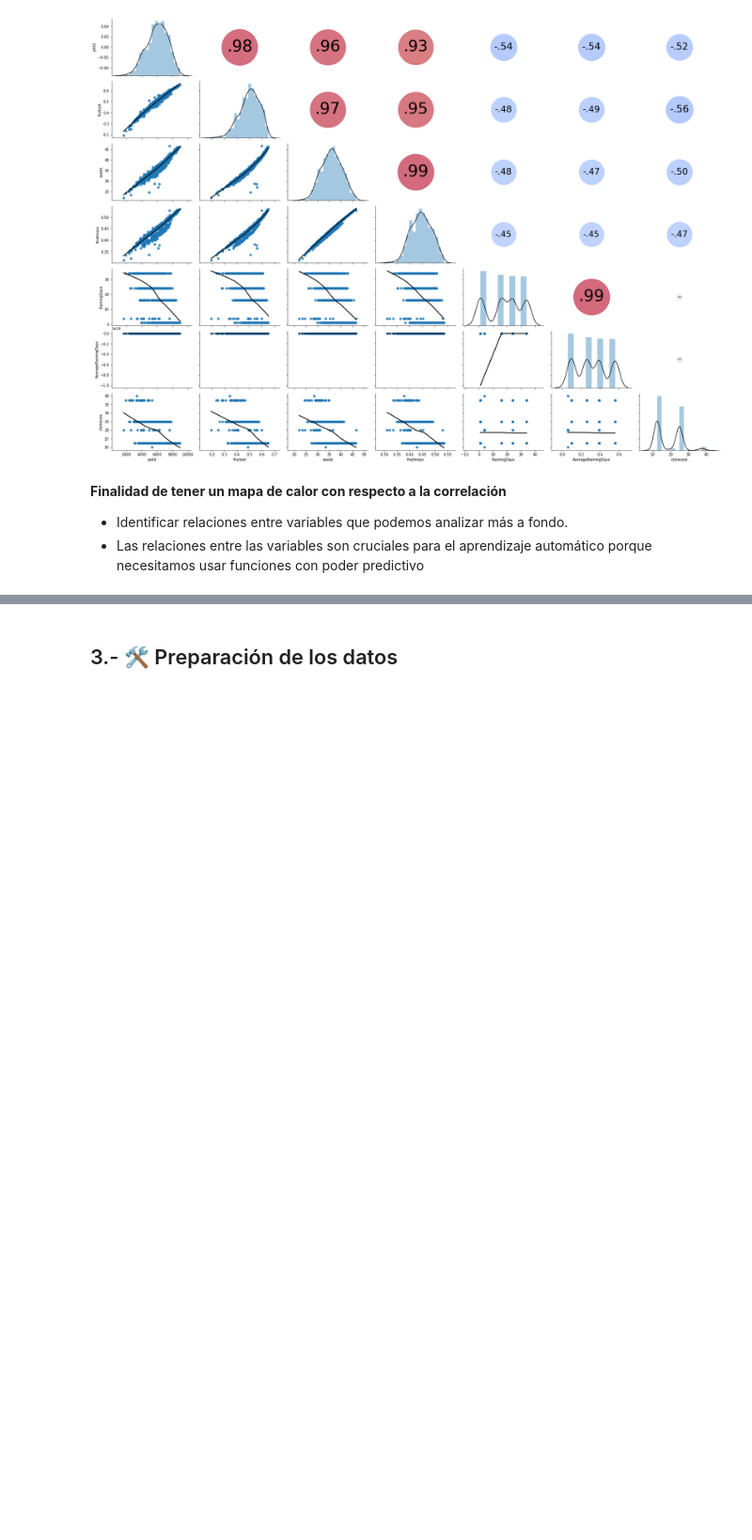
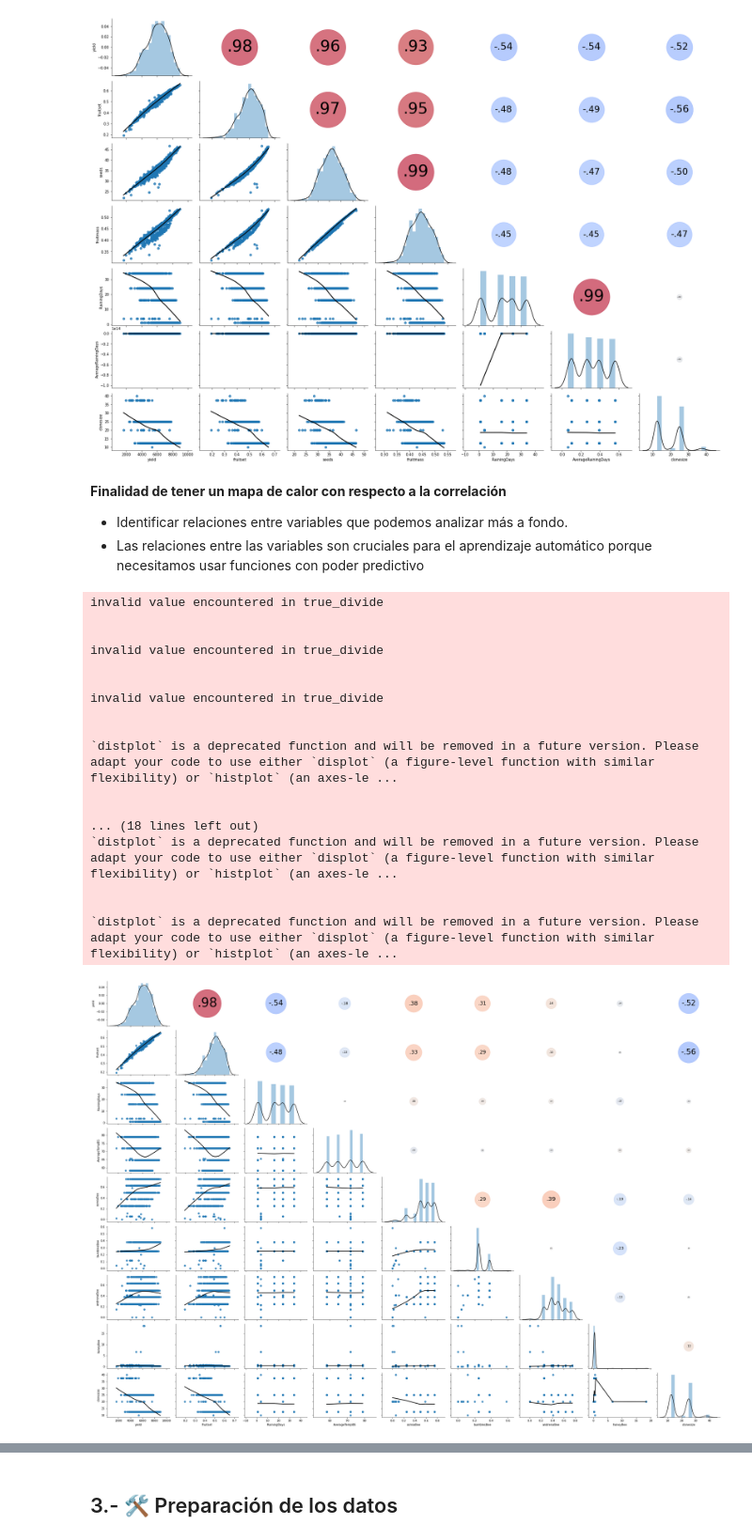
Before and after one commit to MayumyCH/blueberry_yield_prediction_with_python, a Jupyter notebook: Blueberry_prediction.ipynb, the cells around one changed output, grey strips where cells are left out. Shown at 94% size. Cells and saved outputs as stored; diff of their text form; code cells hidden in the pictures; blank space fills up the shorter version.

```diff
--- a/Blueberry_prediction.ipynb
+++ b/Blueberry_prediction.ipynb
@@ -317,3 +323,34 @@ grafico_Correlacion(data)
 
 - Identificar relaciones entre variables que podemos analizar más a fondo.
 - Las relaciones entre las variables son cruciales para el aprendizaje automático porque necesitamos usar funciones con poder predictivo
+# %%
+# Nos quedaremos con las variables que tengan buena correlacion con el target y que no esten correlacionada con otras variables predictoras
+
+data = df_blueberry[["yield","fruitset","RainingDays","AverageTempBS", "osmiaBee","bumblesBee","andrenaBee","honeyBee","clonesize"]]
+
+grafico_Correlacion(data)
+
+# INTERPRETACION:
+# Con esta grafica podemos ver las variables que tienen mas explicabilidad son:
+# "fruitset","seeds","fruitmass" con una relacion de mas de 90
+# La otras variables que tambien apoyarian son:
+# "RainingDays","AverageRainingDays","clonesize estan tienen un valor de mas de 50
+# %% [output]
+invalid value encountered in true_divide
+
+
+invalid value encountered in true_divide
+
+
+invalid value encountered in true_divide
+
+
+`distplot` is a deprecated function and will be removed in a future version. Please adapt your code to use either `displot` (a figure-level function with similar flexibility) or `histplot` (an axes-le ...
+
+
+... (18 lines left out)
+`distplot` is a deprecated function and will be removed in a future version. Please adapt your code to use either `displot` (a figure-level function with similar flexibility) or `histplot` (an axes-le ...
+
+
+`distplot` is a deprecated function and will be removed in a future version. Please adapt your code to use either `displot` (a figure-level function with similar flexibility) or `histplot` (an axes-le ...
+[figure, added]
```
Also changed, not shown: parts of 48 cells of this notebook, 1 other file.
